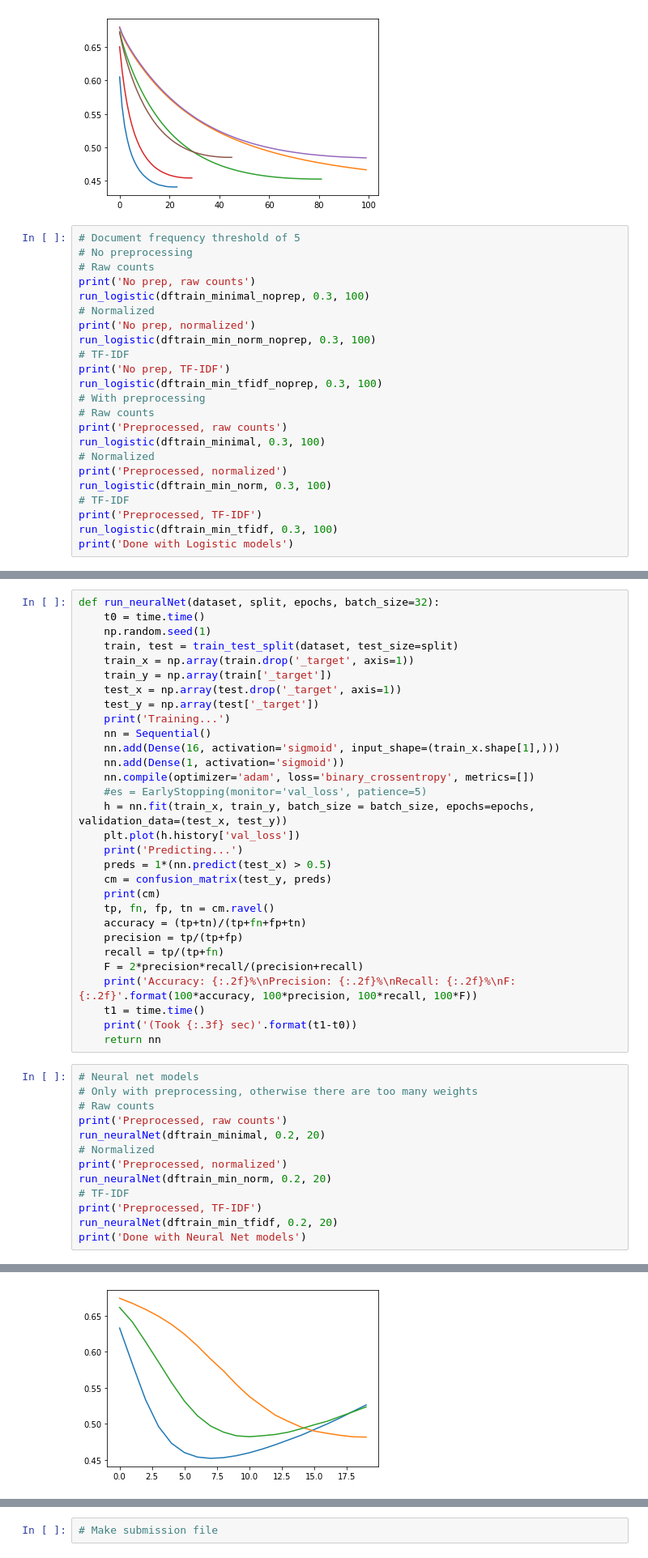
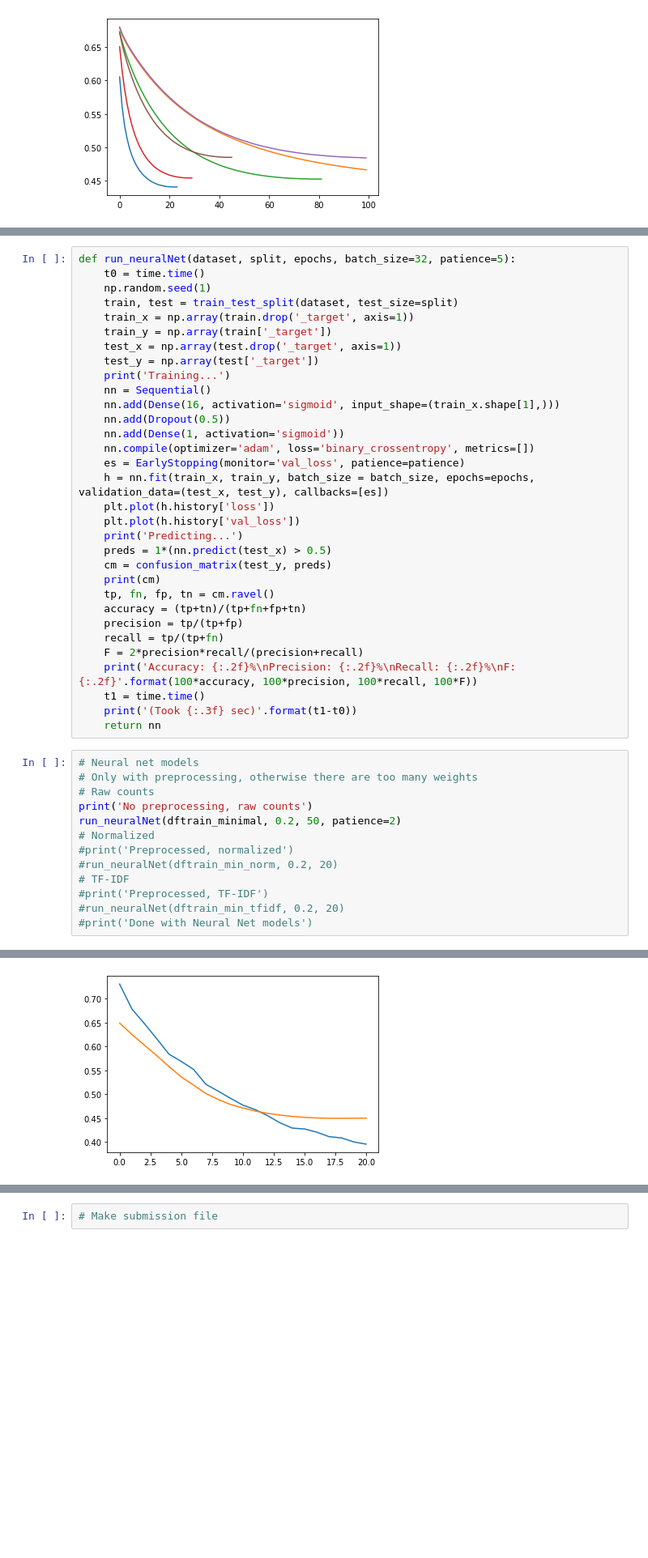
Before and after one commit to SeanScripts/nlp-getting-started, a Jupyter notebook: NLP_Getting_Started.ipynb, the cells around one changed output, grey strips where cells are left out. Shown at 81% size. Saved outputs shown, nothing was run; the diff lists cells and outputs as text; blank space fills up the shorter version.

```diff
--- a/NLP_Getting_Started.ipynb
+++ b/NLP_Getting_Started.ipynb
@@ -589,26 +772,3 @@ F: 81.80
 (Took 35.979 sec)
 Done with Logistic models
 [figure]
-# %%
-# Document frequency threshold of 5
-# No preprocessing
-# Raw counts
-print('No prep, raw counts')
-run_logistic(dftrain_minimal_noprep, 0.3, 100)
-# Normalized
-print('No prep, normalized')
-run_logistic(dftrain_min_norm_noprep, 0.3, 100)
-# TF-IDF
-print('No prep, TF-IDF')
-run_logistic(dftrain_min_tfidf_noprep, 0.3, 100)
-# With preprocessing
-# Raw counts
-print('Preprocessed, raw counts')
-run_logistic(dftrain_minimal, 0.3, 100)
-# Normalized
-print('Preprocessed, normalized')
-run_logistic(dftrain_min_norm, 0.3, 100)
-# TF-IDF
-print('Preprocessed, TF-IDF')
-run_logistic(dftrain_min_tfidf, 0.3, 100)
-print('Done with Logistic models')
@@ -661,5 +818,5 @@ np.max(nn_test.get_weights()[0])
 # %%
-def run_neuralNet(dataset, split, epochs, batch_size=32):
+def run_neuralNet(dataset, split, epochs, batch_size=32, patience=5):
     t0 = time.time()
     np.random.seed(1)
     train, test = train_test_split(dataset, test_size=split)
@@ -670,10 +827,12 @@ def run_neuralNet(dataset, split, epochs, batch_size=32):
     print('Training...')
     nn = Sequential()
     nn.add(Dense(16, activation='sigmoid', input_shape=(train_x.shape[1],)))
+    nn.add(Dropout(0.5))
     nn.add(Dense(1, activation='sigmoid'))
     nn.compile(optimizer='adam', loss='binary_crossentropy', metrics=[])
-    #es = EarlyStopping(monitor='val_loss', patience=5)
-    h = nn.fit(train_x, train_y, batch_size = batch_size, epochs=epochs, validation_data=(test_x, test_y))
+    es = EarlyStopping(monitor='val_loss', patience=patience)
+    h = nn.fit(train_x, train_y, batch_size = batch_size, epochs=epochs, validation_data=(test_x, test_y), callbacks=[es])
+    plt.plot(h.history['loss'])
     plt.plot(h.history['val_loss'])
     print('Predicting...')
     preds = 1*(nn.predict(test_x) > 0.5)
@@ -692,13 +851,13 @@ def run_neuralNet(dataset, split, epochs, batch_size=32):
 # Neural net models
 # Only with preprocessing, otherwise there are too many weights
 # Raw counts
-print('Preprocessed, raw counts')
-run_neuralNet(dftrain_minimal, 0.2, 20)
+print('No preprocessing, raw counts')
+run_neuralNet(dftrain_minimal, 0.2, 50, patience=2)
 # Normalized
-print('Preprocessed, normalized')
-run_neuralNet(dftrain_min_norm, 0.2, 20)
+#print('Preprocessed, normalized')
+#run_neuralNet(dftrain_min_norm, 0.2, 20)
 # TF-IDF
-print('Preprocessed, TF-IDF')
-run_neuralNet(dftrain_min_tfidf, 0.2, 20)
-print('Done with Neural Net models')
+#print('Preprocessed, TF-IDF')
+#run_neuralNet(dftrain_min_tfidf, 0.2, 20)
+#print('Done with Neural Net models')
 # %% [output]
@@ -722 +882 @@ Done with Neural Net models
-[figure, old version]
+[figure, new version]
```
Also changed, not shown: parts of 65 cells of this notebook, 2 other files.
